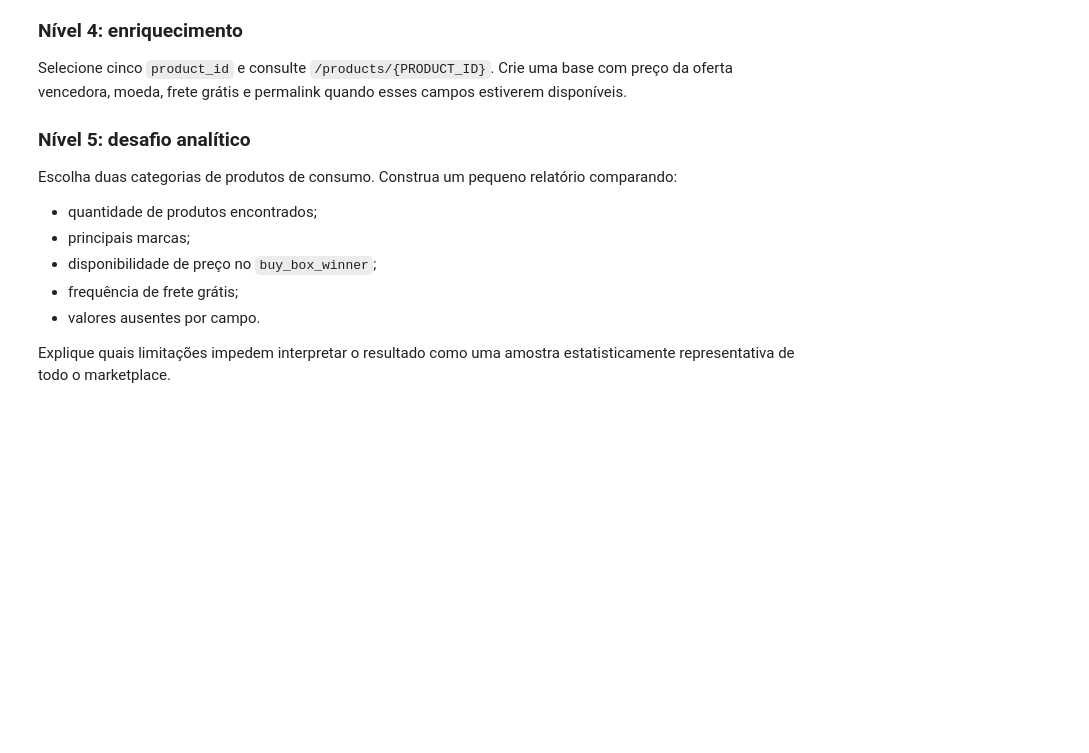
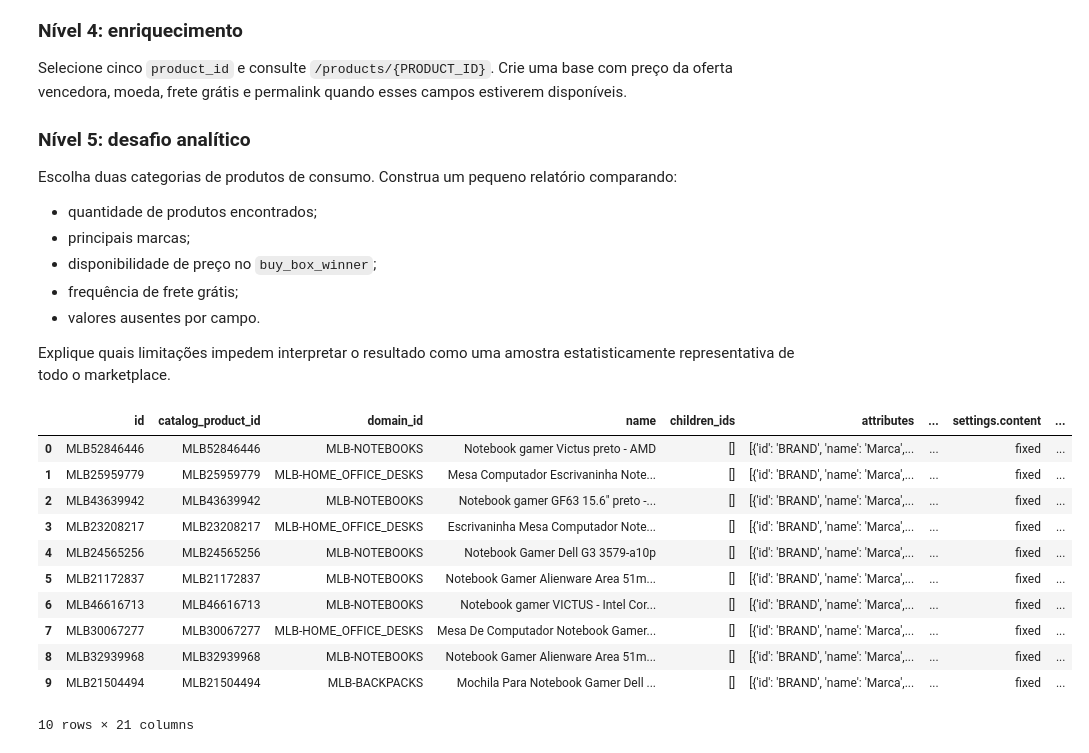
Before and after one commit to moh4b-z/uniSENAI, a Jupyter notebook: Semestre_2/LABDA/Aula 5/5_Consumo_de_API_parte2.ipynb, the cells around one changed output. Drawn from its saved outputs; the diff is of its cells as text; code cells hidden in the pictures; blank space fills up the shorter version.

```diff
--- a/Semestre_2/LABDA/Aula 5/5_Consumo_de_API_parte2.ipynb
+++ b/Semestre_2/LABDA/Aula 5/5_Consumo_de_API_parte2.ipynb
@@ -561,3 +638,19 @@ Escolha duas categorias de produtos de consumo. Construa um pequeno relatório c
 - valores ausentes por campo.
 
 Explique quais limitações impedem interpretar o resultado como uma amostra estatisticamente representativa de todo o marketplace.
+# %%
+df_notebook_gamer_multiplas_paginas = buscar_produtos_ml("notebook gamer", paginas=3)
+df_notebook_gamer_multiplas_paginas.head(10)
+# %% [output]
+|  | id | catalog_product_id | domain_id | name | children_ids | attributes | ... | settings.content | ... |
+| 0 | MLB52846446 | MLB52846446 | MLB-NOTEBOOKS | Notebook gamer Victus preto - AMD | [] | [{'id': 'BRAND', 'name': 'Marca',... | ... | fixed | ... |
+| 1 | MLB25959779 | MLB25959779 | MLB-HOME_OFFICE_DESKS | Mesa Computador Escrivaninha Note... | [] | [{'id': 'BRAND', 'name': 'Marca',... | ... | fixed | ... |
+| 2 | MLB43639942 | MLB43639942 | MLB-NOTEBOOKS | Notebook gamer GF63 15.6" preto -... | [] | [{'id': 'BRAND', 'name': 'Marca',... | ... | fixed | ... |
+| 3 | MLB23208217 | MLB23208217 | MLB-HOME_OFFICE_DESKS | Escrivaninha Mesa Computador Note... | [] | [{'id': 'BRAND', 'name': 'Marca',... | ... | fixed | ... |
+| 4 | MLB24565256 | MLB24565256 | MLB-NOTEBOOKS | Notebook Gamer Dell G3 3579-a10p | [] | [{'id': 'BRAND', 'name': 'Marca',... | ... | fixed | ... |
+| 5 | MLB21172837 | MLB21172837 | MLB-NOTEBOOKS | Notebook Gamer Alienware Area 51m... | [] | [{'id': 'BRAND', 'name': 'Marca',... | ... | fixed | ... |
+| 6 | MLB46616713 | MLB46616713 | MLB-NOTEBOOKS | Notebook gamer VICTUS - Intel Cor... | [] | [{'id': 'BRAND', 'name': 'Marca',... | ... | fixed | ... |
+| 7 | MLB30067277 | MLB30067277 | MLB-HOME_OFFICE_DESKS | Mesa De Computador Notebook Gamer... | [] | [{'id': 'BRAND', 'name': 'Marca',... | ... | fixed | ... |
+| 8 | MLB32939968 | MLB32939968 | MLB-NOTEBOOKS | Notebook Gamer Alienware Area 51m... | [] | [{'id': 'BRAND', 'name': 'Marca',... | ... | fixed | ... |
+| 9 | MLB21504494 | MLB21504494 | MLB-BACKPACKS | Mochila Para Notebook Gamer Dell ... | [] | [{'id': 'BRAND', 'name': 'Marca',... | ... | fixed | ... |
+10 rows × 21 columns
```
Also changed, not shown: parts of 16 cells of this notebook, 1 other file.
